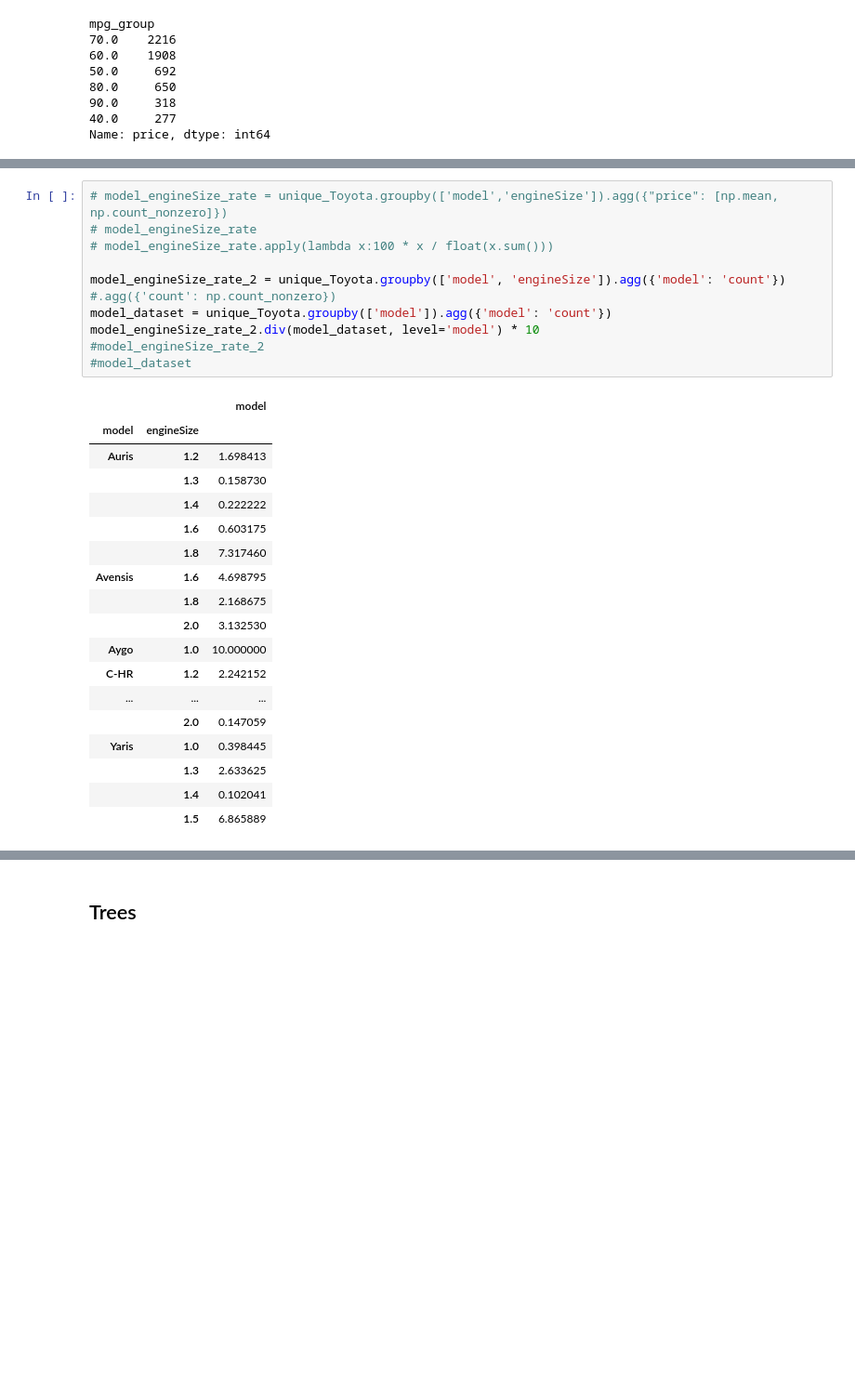
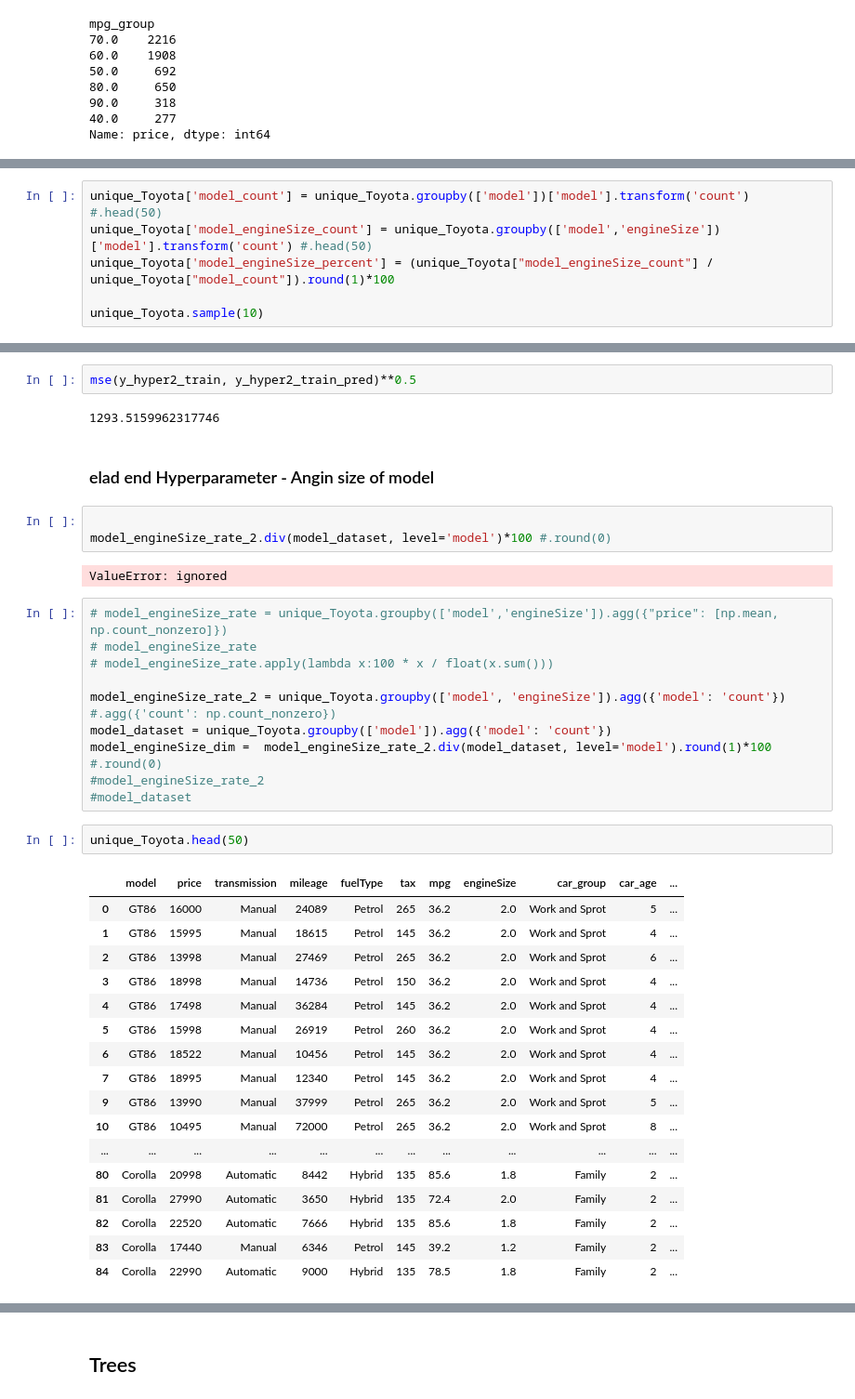
Before and after one commit to Raanank10/UK_Used_Car_Data, a Jupyter notebook: 100000_UK_Used_Car_Data_set_regression_project_.ipynb, the cells around one changed output, grey strips where cells are left out. Shown at 93% size. Cells and saved outputs as stored; diff of their text form; blank space fills up the shorter version.

```diff
--- a/100000_UK_Used_Car_Data_set_regression_project_.ipynb
+++ b/100000_UK_Used_Car_Data_set_regression_project_.ipynb
@@ -1187,0 +1188,6 @@ Name: price, dtype: int64
+# %%
+unique_Toyota['model_count'] = unique_Toyota.groupby(['model'])['model'].transform('count') #.head(50)
+unique_Toyota['model_engineSize_count'] = unique_Toyota.groupby(['model','engineSize'])['model'].transform('count') #.head(50)
+unique_Toyota['model_engineSize_percent'] = (unique_Toyota["model_engineSize_count"] / unique_Toyota["model_count"]).round(1)*100
+
+unique_Toyota.sample(10)
@@ -1188,3 +1226,14 @@ Name: price, dtype: int64
+# %%
+mse(y_hyper2_train, y_hyper2_train_pred)**0.5
+# %% [output]
+1293.5159962317746
+# %% [markdown]
+### elad end Hyperparameter - Angin size of model
+# %%
+
+model_engineSize_rate_2.div(model_dataset, level='model')*100 #.round(0)
+# %% [output]
+ValueError: ignored
 # %%
 # model_engineSize_rate = unique_Toyota.groupby(['model','engineSize']).agg({"price": [np.mean, np.count_nonzero]})
 # model_engineSize_rate
@@ -1192,25 +1241,26 @@ Name: price, dtype: int64
 
 model_engineSize_rate_2 = unique_Toyota.groupby(['model', 'engineSize']).agg({'model': 'count'}) #.agg({'count': np.count_nonzero})
 model_dataset = unique_Toyota.groupby(['model']).agg({'model': 'count'})
-model_engineSize_rate_2.div(model_dataset, level='model') * 10
+model_engineSize_dim =  model_engineSize_rate_2.div(model_dataset, level='model').round(1)*100 #.round(0)
 #model_engineSize_rate_2
 #model_dataset
-# %% [output]
-|  |  | model |
-| model | engineSize |  |
-| Auris | 1.2 | 1.698413 |
-|  | 1.3 | 0.158730 |
-|  | 1.4 | 0.222222 |
-|  | 1.6 | 0.603175 |
-|  | 1.8 | 7.317460 |
-| Avensis | 1.6 | 4.698795 |
-|  | 1.8 | 2.168675 |
-|  | 2.0 | 3.132530 |
-| Aygo | 1.0 | 10.000000 |
-| C-HR | 1.2 | 2.242152 |
-| ... | ... | ... |
-|  | 2.0 | 0.147059 |
-| Yaris | 1.0 | 0.398445 |
-|  | 1.3 | 2.633625 |
-|  | 1.4 | 0.102041 |
-|  | 1.5 | 6.865889 |
+# %%
+unique_Toyota.head(50)
+# %% [output]
+|  | model | price | transmission | mileage | fuelType | tax | mpg | engineSize | car_group | car_age | ... |
+| 0 | GT86 | 16000 | Manual | 24089 | Petrol | 265 | 36.2 | 2.0 | Work and Sprot | 5 | ... |
+| 1 | GT86 | 15995 | Manual | 18615 | Petrol | 145 | 36.2 | 2.0 | Work and Sprot | 4 | ... |
+| 2 | GT86 | 13998 | Manual | 27469 | Petrol | 265 | 36.2 | 2.0 | Work and Sprot | 6 | ... |
+| 3 | GT86 | 18998 | Manual | 14736 | Petrol | 150 | 36.2 | 2.0 | Work and Sprot | 4 | ... |
+| 4 | GT86 | 17498 | Manual | 36284 | Petrol | 145 | 36.2 | 2.0 | Work and Sprot | 4 | ... |
+| 5 | GT86 | 15998 | Manual | 26919 | Petrol | 260 | 36.2 | 2.0 | Work and Sprot | 4 | ... |
+| 6 | GT86 | 18522 | Manual | 10456 | Petrol | 145 | 36.2 | 2.0 | Work and Sprot | 4 | ... |
+| 7 | GT86 | 18995 | Manual | 12340 | Petrol | 145 | 36.2 | 2.0 | Work and Sprot | 4 | ... |
+| 9 | GT86 | 13990 | Manual | 37999 | Petrol | 265 | 36.2 | 2.0 | Work and Sprot | 5 | ... |
+| 10 | GT86 | 10495 | Manual | 72000 | Petrol | 265 | 36.2 | 2.0 | Work and Sprot | 8 | ... |
+| ... | ... | ... | ... | ... | ... | ... | ... | ... | ... | ... | ... |
+| 80 | Corolla | 20998 | Automatic | 8442 | Hybrid | 135 | 85.6 | 1.8 | Family | 2 | ... |
+| 81 | Corolla | 27990 | Automatic | 3650 | Hybrid | 135 | 72.4 | 2.0 | Family | 2 | ... |
+| 82 | Corolla | 22520 | Automatic | 7666 | Hybrid | 135 | 85.6 | 1.8 | Family | 2 | ... |
+| 83 | Corolla | 17440 | Manual | 6346 | Petrol | 145 | 39.2 | 1.2 | Family | 2 | ... |
+| 84 | Corolla | 22990 | Automatic | 9000 | Hybrid | 135 | 78.5 | 1.8 | Family | 2 | ... |
```
Also changed, not shown: parts of 9 cells of this notebook.
